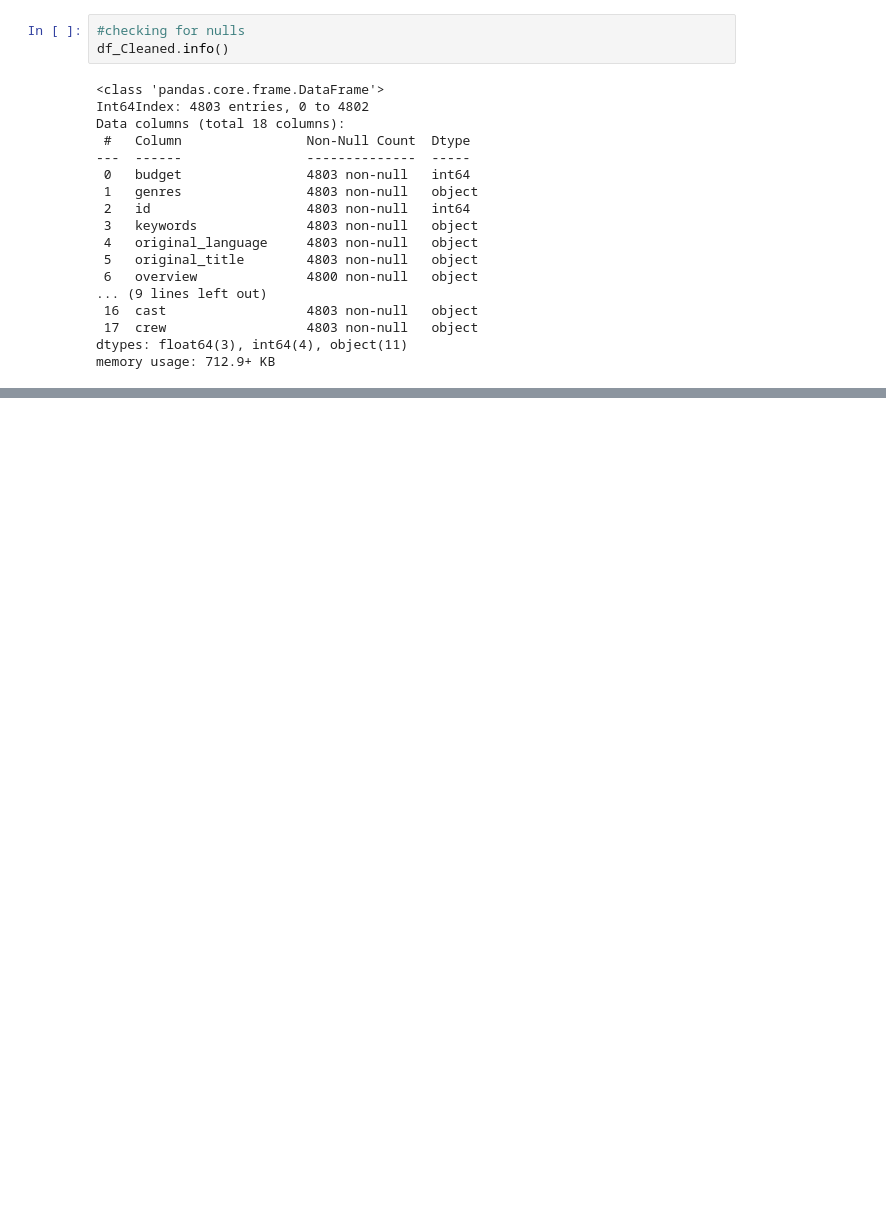
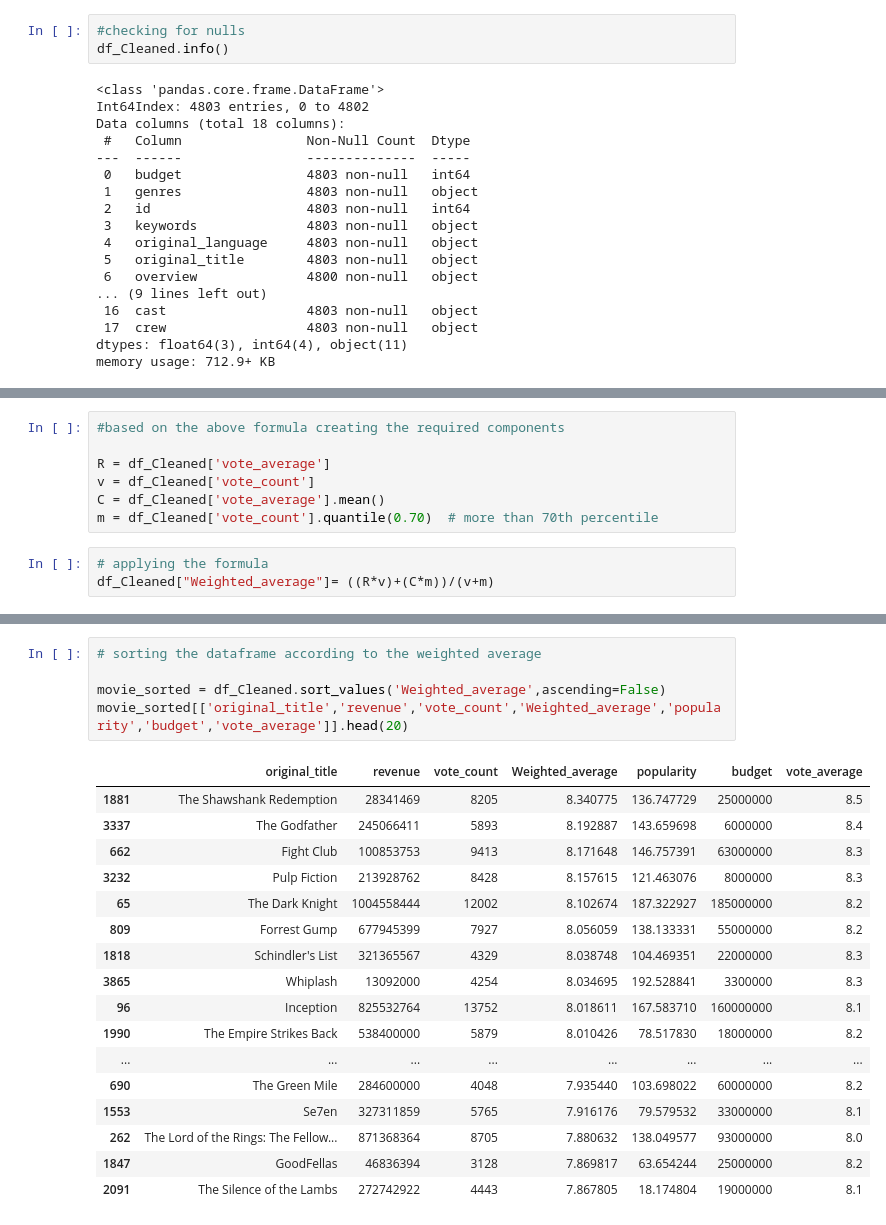
Before and after one commit to drigger091/Recomendation_engine_tryout, a Jupyter notebook: Weighted HYbrid technique/main.ipynb, the cells around one changed output, grey strips where cells are left out. Drawn from its saved outputs; the diff is of its cells as text; blank space fills up the shorter version.

Commit message:
implementing weighted average technique and sorting the result

```diff
--- a/Weighted HYbrid technique/main.ipynb
+++ b/Weighted HYbrid technique/main.ipynb
@@ -106,0 +112,10 @@ memory usage: 712.9+ KB
+# %%
+#based on the above formula creating the required components
+
+R = df_Cleaned['vote_average']
+v = df_Cleaned['vote_count']
+C = df_Cleaned['vote_average'].mean()
+m = df_Cleaned['vote_count'].quantile(0.70)  # more than 70th percentile
+# %%
+# applying the formula
+df_Cleaned["Weighted_average"]= ((R*v)+(C*m))/(v+m)
@@ -106,0 +139,23 @@ memory usage: 712.9+ KB
+# %%
+# sorting the dataframe according to the weighted average
+
+movie_sorted = df_Cleaned.sort_values('Weighted_average',ascending=False)
+movie_sorted[['original_title','revenue','vote_count','Weighted_average','popularity','budget','vote_average']].head(20)
+# %% [output]
+|  | original_title | revenue | vote_count | Weighted_average | popularity | budget | vote_average |
+| 1881 | The Shawshank Redemption | 28341469 | 8205 | 8.340775 | 136.747729 | 25000000 | 8.5 |
+| 3337 | The Godfather | 245066411 | 5893 | 8.192887 | 143.659698 | 6000000 | 8.4 |
+| 662 | Fight Club | 100853753 | 9413 | 8.171648 | 146.757391 | 63000000 | 8.3 |
+| 3232 | Pulp Fiction | 213928762 | 8428 | 8.157615 | 121.463076 | 8000000 | 8.3 |
+| 65 | The Dark Knight | 1004558444 | 12002 | 8.102674 | 187.322927 | 185000000 | 8.2 |
+| 809 | Forrest Gump | 677945399 | 7927 | 8.056059 | 138.133331 | 55000000 | 8.2 |
+| 1818 | Schindler's List | 321365567 | 4329 | 8.038748 | 104.469351 | 22000000 | 8.3 |
+| 3865 | Whiplash | 13092000 | 4254 | 8.034695 | 192.528841 | 3300000 | 8.3 |
+| 96 | Inception | 825532764 | 13752 | 8.018611 | 167.583710 | 160000000 | 8.1 |
+| 1990 | The Empire Strikes Back | 538400000 | 5879 | 8.010426 | 78.517830 | 18000000 | 8.2 |
+| ... | ... | ... | ... | ... | ... | ... | ... |
+| 690 | The Green Mile | 284600000 | 4048 | 7.935440 | 103.698022 | 60000000 | 8.2 |
+| 1553 | Se7en | 327311859 | 5765 | 7.916176 | 79.579532 | 33000000 | 8.1 |
+| 262 | The Lord of the Rings: The Fellow... | 871368364 | 8705 | 7.880632 | 138.049577 | 93000000 | 8.0 |
+| 1847 | GoodFellas | 46836394 | 3128 | 7.869817 | 63.654244 | 25000000 | 8.2 |
+| 2091 | The Silence of the Lambs | 272742922 | 4443 | 7.867805 | 18.174804 | 19000000 | 8.1 |
```
Also changed, not shown: parts of 3 cells of this notebook.
